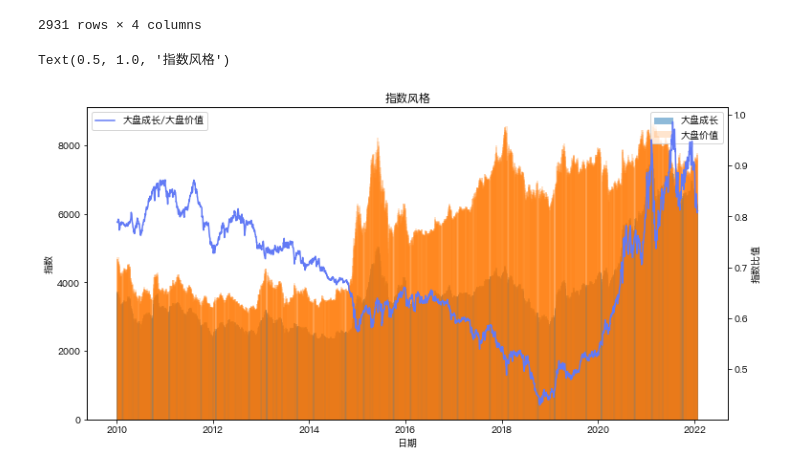
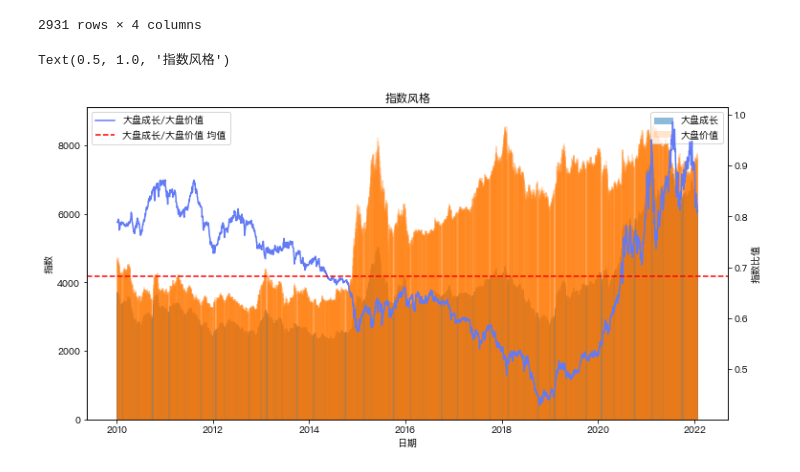
Before and after one commit to Seaaann/MyQuantReserch, a Jupyter notebook: Funds/Marco Research/MacroResearch.ipynb, the cells around one changed output. Cells and saved outputs as stored; diff of their text form; code cells hidden in the pictures.

```diff
--- a/Funds/Marco Research/MacroResearch.ipynb
+++ b/Funds/Marco Research/MacroResearch.ipynb
@@ -125,15 +125,16 @@ groth_value_df
 # %%
 fig,ax = plt.subplots(figsize=(12,6))
 ax.bar(groth_value_df.index, groth_value_df['大盘成长'], width=15, label='大盘成长', alpha=0.5)
 ax.bar(groth_value_df.index, groth_value_df['大盘价值'], width=15, label='大盘价值', alpha=0.2)
 ax.set_xlabel('日期')
 ax.set_ylabel('指数')
 ax.legend(loc=1)
 ax2 = ax.twinx()
 ax2.plot(groth_value_df.index, groth_value_df['大盘成长/大盘价值'], color='#627af5', label='大盘成长/大盘价值')
+ax2.axhline(y=groth_value_df['大盘成长/大盘价值'].mean(), color='r', linestyle='--', label='大盘成长/大盘价值 均值')
 ax2.set_ylabel('指数比值')
 ax2.legend(loc=2)
 ax.set_title('指数风格')
 # %% [output]
 Text(0.5, 1.0, '指数风格')
-[figure, old version]
+[figure, new version]
```
